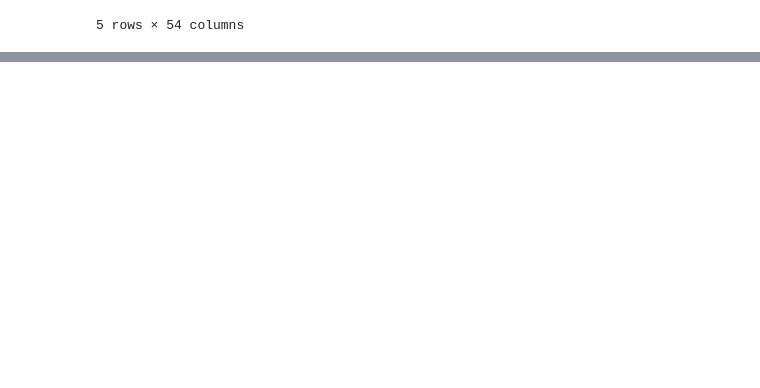
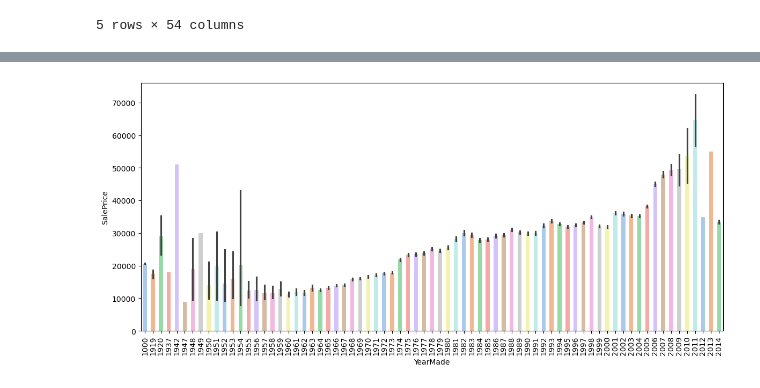
Before and after one commit to msnkr/bulldozer_bluebook, a Jupyter notebook: Untitled2.ipynb, the cells around one changed output, grey strips where cells are left out. Cells and saved outputs as stored; diff of their text form; code cells hidden in the pictures; blank space fills up the shorter version.

```diff
--- a/Untitled2.ipynb
+++ b/Untitled2.ipynb
@@ -139,0 +149,6 @@ sns.barplot(data=test_df, x="SaleMonth", y="SalePrice");
+# %%
+plt.figure(figsize=(14, 6))
+sns.barplot(data=final_df, x="YearMade", y="SalePrice", hue="YearMade", palette="pastel", legend=False, width=0.5)
+plt.xticks(rotation=90);
+# %% [output]
+[figure, added]
```
Also changed, not shown: parts of 4 cells of this notebook.
